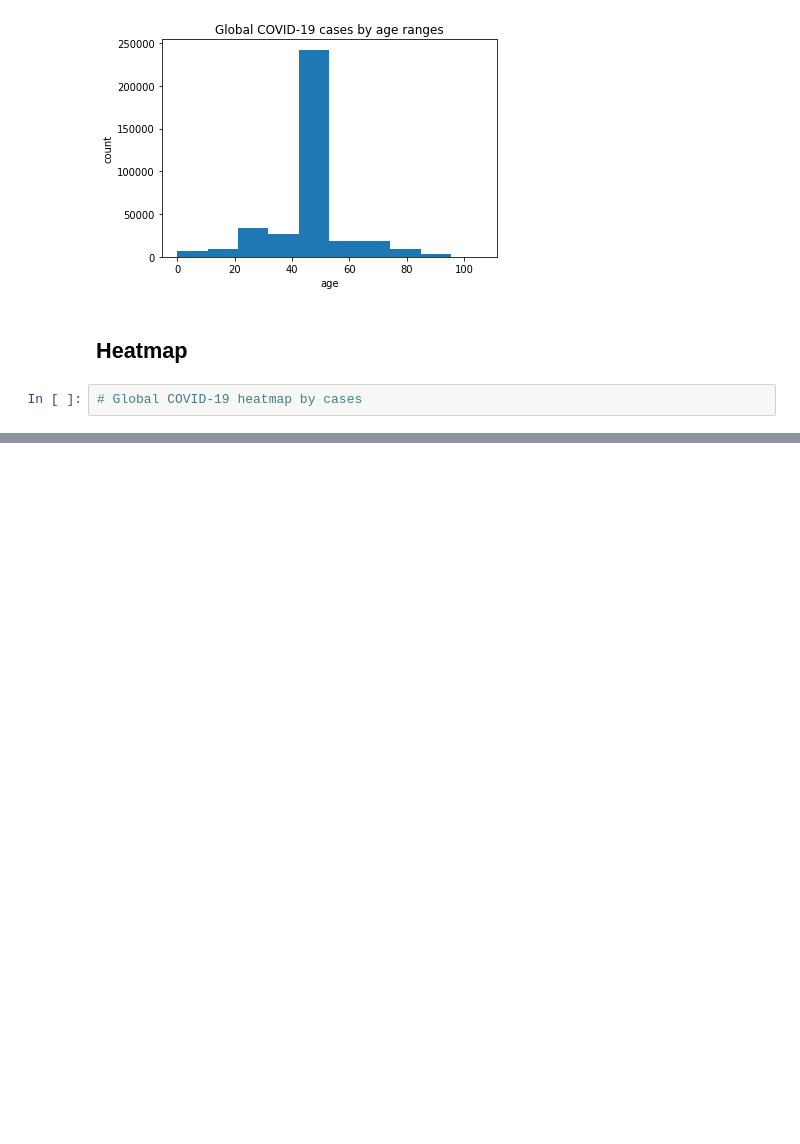
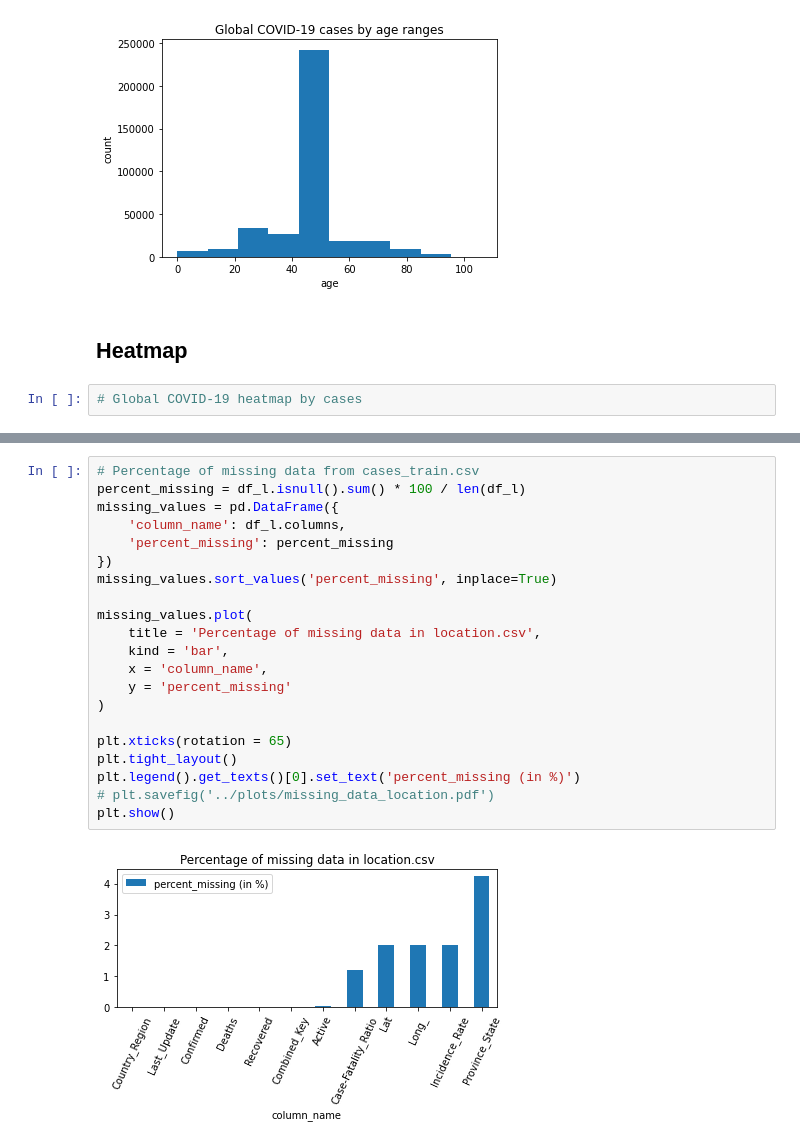
Before and after one commit to klam98/COVID-19-Data-Mining, a Jupyter notebook: src/eda.ipynb, the cells around one changed output, grey strips where cells are left out. Drawn from its saved outputs; the diff is of its cells as text; blank space fills up the shorter version.

```diff
--- a/src/eda.ipynb
+++ b/src/eda.ipynb
@@ -126,0 +145,23 @@ plt.show()
+# %%
+# Percentage of missing data from cases_train.csv
+percent_missing = df_l.isnull().sum() * 100 / len(df_l)
+missing_values = pd.DataFrame({
+    'column_name': df_l.columns,
+    'percent_missing': percent_missing
+})
+missing_values.sort_values('percent_missing', inplace=True)
+
+missing_values.plot(
+    title = 'Percentage of missing data in location.csv',
+    kind = 'bar',
+    x = 'column_name',
+    y = 'percent_missing'
+)
+
+plt.xticks(rotation = 65)
+plt.tight_layout()
+plt.legend().get_texts()[0].set_text('percent_missing (in %)')
+# plt.savefig('../plots/missing_data_location.pdf')
+plt.show()
+# %% [output]
+[figure, added]
```
Also changed, not shown: parts of 7 cells of this notebook, 2 other files.
